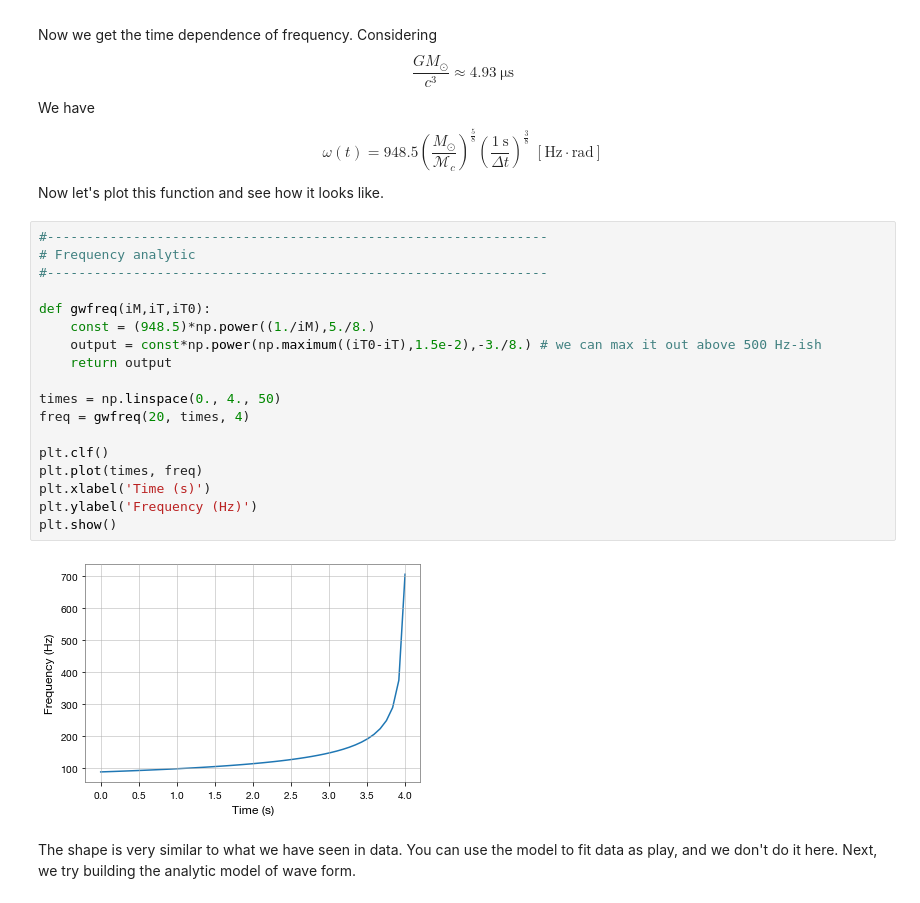
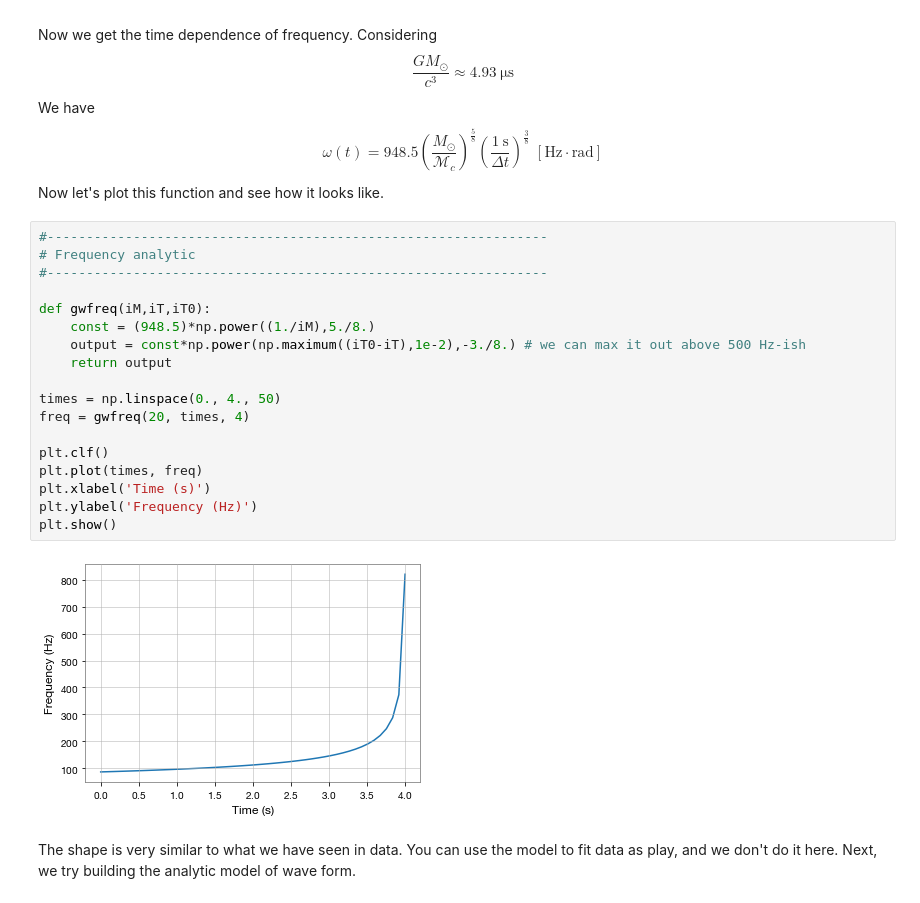
Before and after one commit to Quanmn1/course, a Jupyter notebook: Project1/LIGOMainProject.ipynb, the cells around one changed output. Saved outputs shown, nothing was run; the diff lists cells and outputs as text.

```diff
--- a/Project1/LIGOMainProject.ipynb
+++ b/Project1/LIGOMainProject.ipynb
@@ -295,23 +295,23 @@ Now let's plot this function and see how it looks like.
 # %%
 #----------------------------------------------------------------
 # Frequency analytic
 #----------------------------------------------------------------
 
 def gwfreq(iM,iT,iT0):
     const = (948.5)*np.power((1./iM),5./8.)
-    output = const*np.power(np.maximum((iT0-iT),1.5e-2),-3./8.) # we can max it out above 500 Hz-ish
+    output = const*np.power(np.maximum((iT0-iT),1e-2),-3./8.) # we can max it out above 500 Hz-ish
     return output
 
 times = np.linspace(0., 4., 50)
 freq = gwfreq(20, times, 4)
 
 plt.clf()
 plt.plot(times, freq)
 plt.xlabel('Time (s)')
 plt.ylabel('Frequency (Hz)')
 plt.show()
 # %% [output]
-[figure, old version]
+[figure, new version]
 # %% [markdown]
 The shape is very similar to what we have seen in data. You can use the model to fit data as play, and we don't do it here. Next, we try building the analytic model of wave form.
 # %% [markdown]
```
Also changed, not shown: parts of 2 cells of this notebook.
